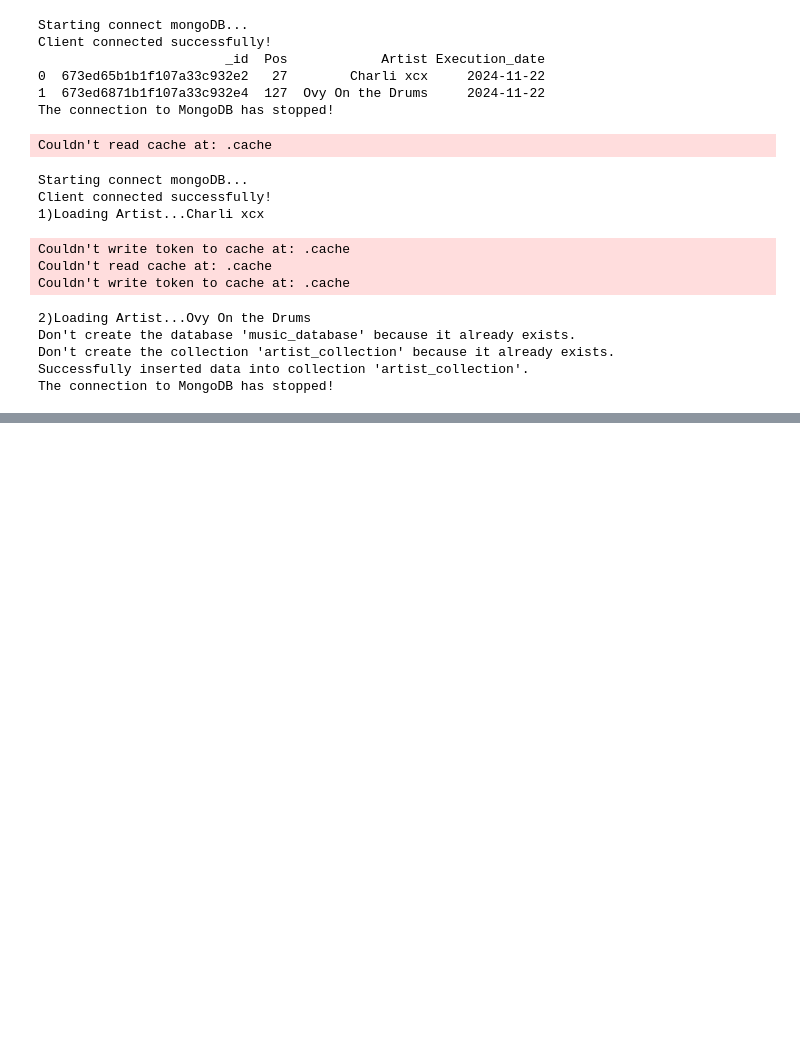
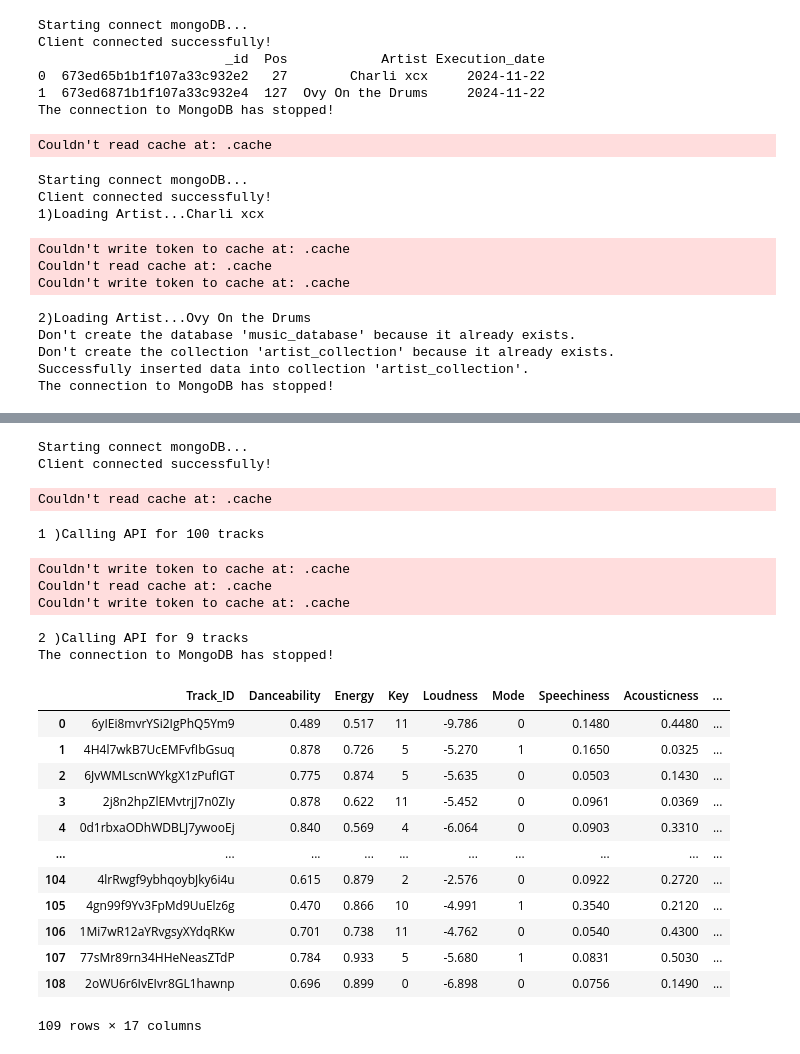
Before and after one commit to mjngxwnj/Big-Data-for-Music-Recommendation-System, a Jupyter notebook: notebook/test.ipynb, the cells around one changed output, grey strips where cells are left out. Cells and saved outputs as stored; diff of their text form; code cells hidden in the pictures; blank space fills up the shorter version.

```diff
--- a/notebook/test.ipynb
+++ b/notebook/test.ipynb
@@ -266,8 +266,8 @@ def get_sparkSession(appName: str, master: str = 'local'):
                .set("spark.executor.cores", "2") \
                .set("spark.sql.shuffle.partitions", "4") \
                .set("spark.sql.legacy.timeParserPolicy", "LEGACY") \
-               .set("spark.jars.packages", "org.mongodb.spark:mongo-spark-connector_2.12:10.4.0")
-               #.set("spark.jars.packages", "net.snowflake:spark-snowflake_2.12:2.12.0-spark_3.4")
+               .set("spark.jars.packages", "org.mongodb.spark:mongo-spark-connector_2.12:10.4.0") \
+               .set("spark.jars.packages", "net.snowflake:spark-snowflake_2.12:2.12.0-spark_3.4")
 
     #               .set("spark.executor.instances", "2") \
     #create Spark Session
@@ -286,7 +286,7 @@ def get_sparkSession(appName: str, master: str = 'local'):
 
 
 """ Read data from mongoDB. """
-def read_mongoDB(spark: SparkSession, database_name: str, collection_name: str, chunk_params: list = None,
+def read_mongoDB(spark: SparkSession, database_name: str, collection_name: str, query: dict = None,
                  schema: StructType = None, username: str = 'huynhthuan', password: str = 'password',
                  host: str = 'mongo', port: str = 27017) -> pyspark.sql.DataFrame:
 
@@ -294,8 +294,8 @@ def read_mongoDB(spark: SparkSession, database_name: str, collection_name: str,
     if not isinstance(spark, SparkSession):
         raise TypeError("spark must be a SparkSession!")
 
-    if chunk_params is not None and not isinstance(chunk_params, list):
-        raise TypeError("chunk_params must be a dict!")
+    if query is not None and not isinstance(query, dict):
+        raise TypeError("query must be a dict!")
 
     if schema is not None and not isinstance(schema, StructType):
         raise TypeError("schema must be a StructType!")
@@ -341,7 +341,7 @@ def read_HDFS(spark: SparkSession, HDFS_dir: str, file_type: str) -> pyspark.sql
 
 
 """ Write data into HDFS. """
-def write_HDFS(spark: SparkSession, data: pyspark.sql.DataFrame, direct: str, file_type: str, partition_key: str = None):
+def write_HDFS(spark: SparkSession, data: pyspark.sql.DataFrame, direct: str, file_type: str, partition: str):
     #check params
     if not isinstance(spark, SparkSession):
         raise TypeError("spark must be a SparkSession!")
@@ -357,17 +357,18 @@ def write_HDFS(spark: SparkSession, data: pyspark.sql.DataFrame, direct: str, fi
 
     #write data
     try:
-        if partition_key is not None:
+        if partition is not None:
             data.write.format(file_type) \
                       .option('header', 'true') \
                       .mode('append') \
-                      .partitionBy(partition_key) \
+                      .partitionBy('Execution_date') \
                       .save(HDFS_path)
         else:
             data.write.format(file_type) \
                       .option('header', 'true') \
                       .mode('append') \
                       .save(HDFS_path)
+
         print(f"Successfully uploaded '{table_name}' into HDFS.")
 
     except Exception as e:
@@ -841,6 +859,6 @@ Successfully stopped Spark Session!
 # %%
 from pyspark.sql.functions import col
 with get_sparkSession('test') as spark:
-    d = read_HDFS(spark, HDFS_dir = 'gold_data/fact_track', file_type = 'parquet')
-    d.show()
+    a = read_HDFS(spark, HDFS_dir = 'bronze_data/bronze_track_feature', file_type = 'parquet')
+    a.filter(a['Execution_date'] == "2024-11-25").show()
 # %% [output]
@@ -1320,7 +1306,8 @@ def crawl_album_track(dfAlbum: pd.DataFrame):
 with mongoDB_client(username = 'huynhthuan', password = 'password') as client:
     client_operations = mongoDB_operations(client)
     daily_artist_data = client_operations.read_data(database_name = 'music_database', collection_name = 'artist_collection', query = {'Execution_date': "2024-11-23"})
-    daily_album_data, daily_track_data = crawl_album_track(daily_artist_data)
-    print(daily_album_data)
-    print(daily_track_data)
+    daily_album_data, daily_track_data = getAlbumData(daily_artist_data, "2024-11-23")
+
+    #client_operations.insert_data(database_name = 'music_database', collection_name = 'album_collection', data = daily_album_data, )
+daily_album_data
 # %% [output]
@@ -1330,0 +1400,30 @@ TypeError: crawl_album_track() missing 1 required positional argument: 'dfAlbum'
+# %%
+with mongoDB_client(username = 'huynhthuan', password = 'password') as client:
+    client_operations = mongoDB_operations(client)
+    daily_track_data = client_operations.read_data(database_name = 'music_database', collection_name = 'track_collection', query = {'Execution_date': "2024-11-23"})
+    daily_track_feature_data = crawl_track_feature(daily_track_data, "2024-11-23")
+
+daily_track_feature_data
+# %% [output]
+Starting connect mongoDB...
+Client connected successfully!
+Couldn't read cache at: .cache
+1 )Calling API for 100 tracks
+Couldn't write token to cache at: .cache
+Couldn't read cache at: .cache
+Couldn't write token to cache at: .cache
+2 )Calling API for 9 tracks
+The connection to MongoDB has stopped!
+|  | Track_ID | Danceability | Energy | Key | Loudness | Mode | Speechiness | Acousticness | ... |
+| 0 | 6yIEi8mvrYSi2IgPhQ5Ym9 | 0.489 | 0.517 | 11 | -9.786 | 0 | 0.1480 | 0.4480 | ... |
+| 1 | 4H4l7wkB7UcEMFvfIbGsuq | 0.878 | 0.726 | 5 | -5.270 | 1 | 0.1650 | 0.0325 | ... |
+| 2 | 6JvWMLscnWYkgX1zPufIGT | 0.775 | 0.874 | 5 | -5.635 | 0 | 0.0503 | 0.1430 | ... |
+| 3 | 2j8n2hpZlEMvtrjJ7n0ZIy | 0.878 | 0.622 | 11 | -5.452 | 0 | 0.0961 | 0.0369 | ... |
+| 4 | 0d1rbxaODhWDBLJ7ywooEj | 0.840 | 0.569 | 4 | -6.064 | 0 | 0.0903 | 0.3310 | ... |
+| ... | ... | ... | ... | ... | ... | ... | ... | ... | ... |
+| 104 | 4lrRwgf9ybhqoybJky6i4u | 0.615 | 0.879 | 2 | -2.576 | 0 | 0.0922 | 0.2720 | ... |
+| 105 | 4gn99f9Yv3FpMd9UuElz6g | 0.470 | 0.866 | 10 | -4.991 | 1 | 0.3540 | 0.2120 | ... |
+| 106 | 1Mi7wR12aYRvgsyXYdqRKw | 0.701 | 0.738 | 11 | -4.762 | 0 | 0.0540 | 0.4300 | ... |
+| 107 | 77sMr89rn34HHeNeasZTdP | 0.784 | 0.933 | 5 | -5.680 | 1 | 0.0831 | 0.5030 | ... |
+| 108 | 2oWU6r6IvEIvr8GL1hawnp | 0.696 | 0.899 | 0 | -6.898 | 0 | 0.0756 | 0.1490 | ... |
+109 rows × 17 columns
```
Also changed, not shown: parts of 7 cells of this notebook, 13 other files.
